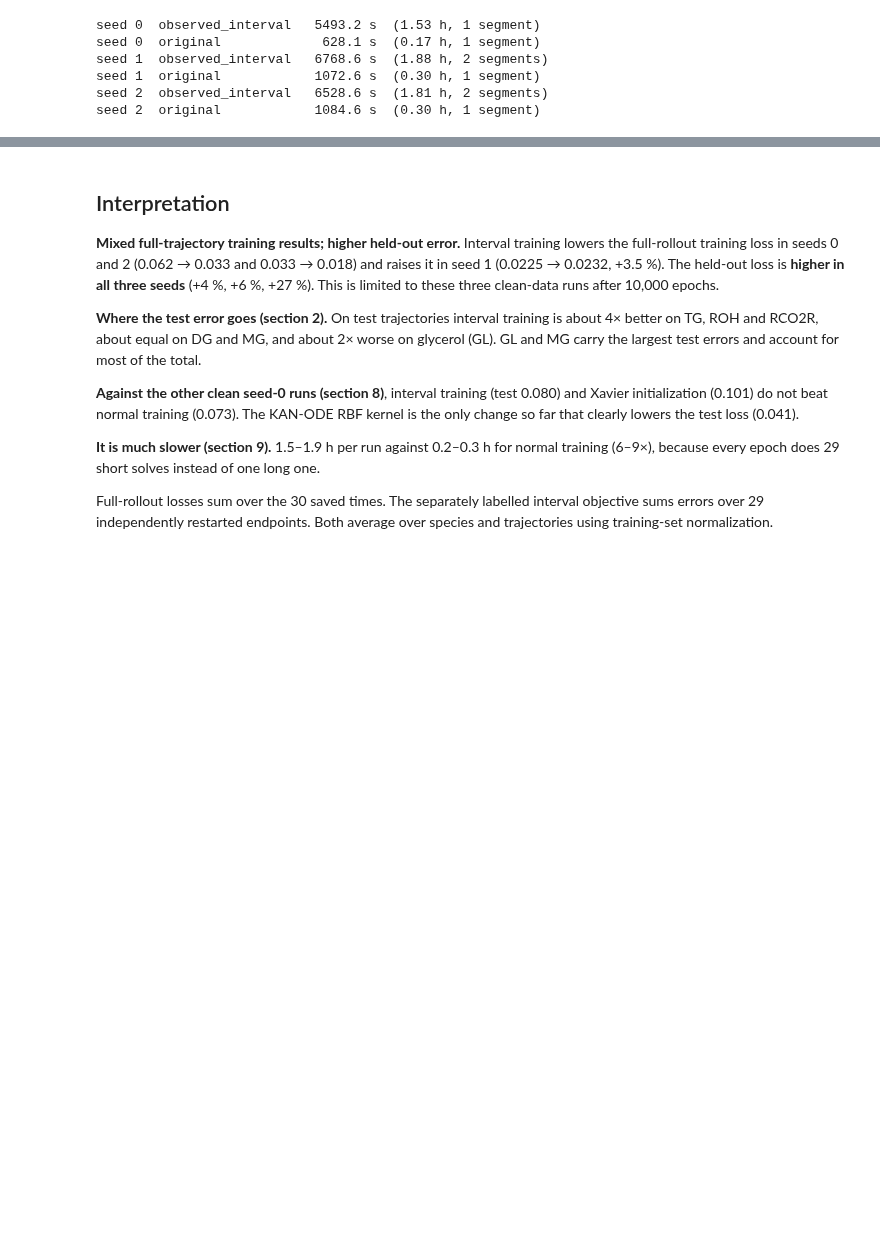
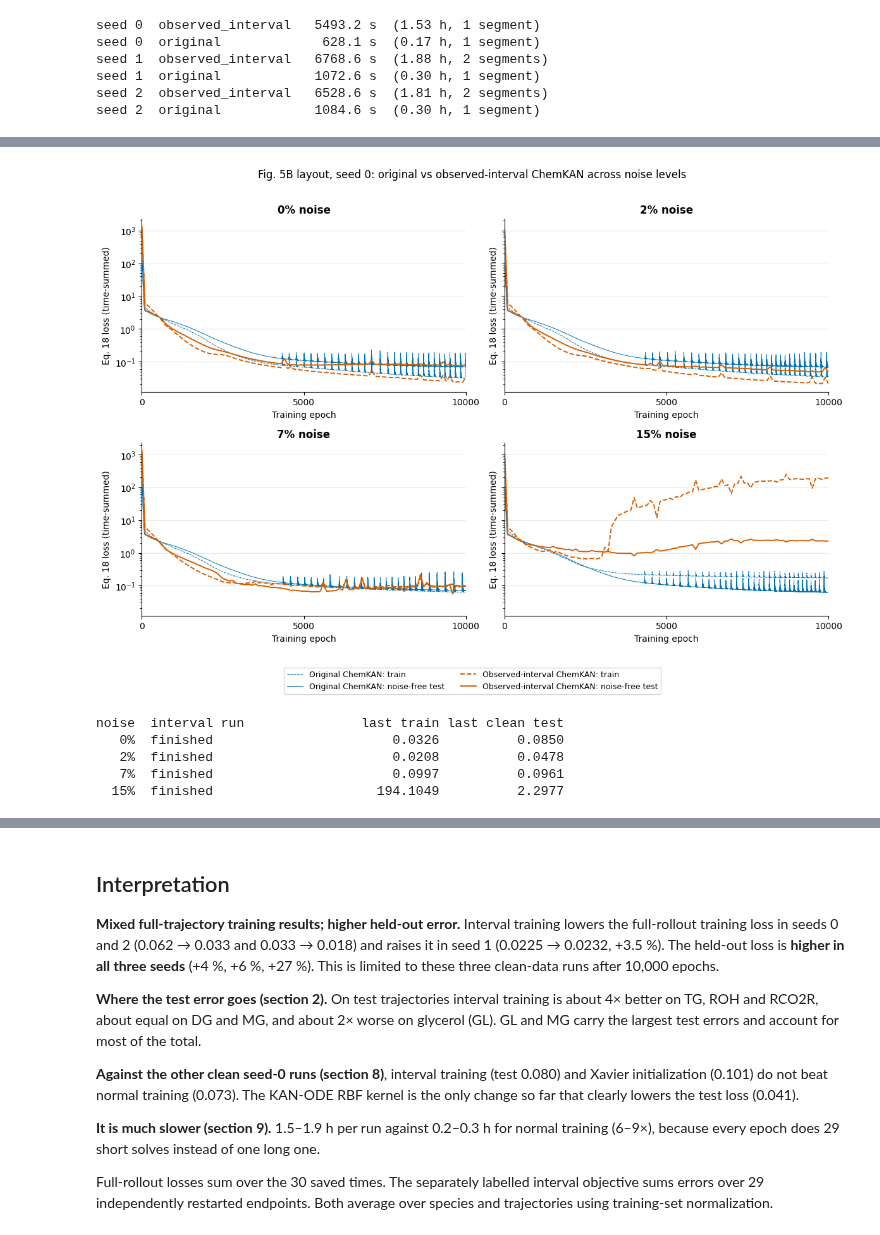
Before and after one commit to bnkglu/chemkan-tuwien, a Jupyter notebook: chemkan/notebooks/11_biodiesel_observed_intervals.ipynb, the cells around one changed output, grey strips where cells are left out. Saved outputs shown, nothing was run; the diff lists cells and outputs as text; code cells hidden in the pictures; blank space fills up the shorter version.

```diff
--- a/chemkan/notebooks/11_biodiesel_observed_intervals.ipynb
+++ b/chemkan/notebooks/11_biodiesel_observed_intervals.ipynb
@@ -486,0 +528,63 @@ seed 2  original            1084.6 s  (0.30 h, 1 segment)
+# %%
+from fig05_biodiesel_loss import NOISE_LEVELS, default_chemkan_run, load_history
+from fig05_biodiesel_noise import INTERVAL_MODEL_COLORS, INTERVAL_MODEL_LABELS
+
+
+def interval_noise_run(pct):
+    return INTERVAL[0] if pct == 0 else EXP / f"noise/noise{pct:02d}_seed0"
+
+
+def interval_history(run_dir):
+    """(epochs, full-trajectory train loss vs the run's observations, clean test loss), status."""
+    with open(run_dir / "history.csv", newline="") as f:
+        rows = list(csv.DictReader(f))
+    last = int(float(rows[-1]["epoch"]))
+    done = (run_dir / "checkpoint_final.pt").exists()
+    rows = [r for r in rows if r["full_rollout_train_mse"] and r["full_rollout_test_mse_clean"]]
+    e = np.array([float(r["epoch"]) for r in rows])
+    return (e, np.array([float(r["full_rollout_train_mse"]) for r in rows]),
+            np.array([float(r["full_rollout_test_mse_clean"]) for r in rows]),
+            "finished" if done else f"in progress, epoch {last}")
+
+
+fig, axes = plt.subplots(2, 2, figsize=(12, 8.5), sharey=True)
+status = []
+for ax, pct in zip(axes.flat, NOISE_LEVELS):
+    e, train, test = load_history(default_chemkan_run(pct))
+    c = INTERVAL_MODEL_COLORS["original"]
+    ax.plot(e, train, color=c, ls="--", lw=0.7, label=f'{INTERVAL_MODEL_LABELS["original"]}: train')
+    ax.plot(e, test, color=c, lw=0.7, label=f'{INTERVAL_MODEL_LABELS["original"]}: noise-free test')
+    run = interval_noise_run(pct)
+    title = f"{pct}% noise"
+    if (run / "history.csv").exists():
+        e, train, test, state = interval_history(run)
+        c = INTERVAL_MODEL_COLORS["observed_interval"]
+        ax.plot(e, train, color=c, ls="--", lw=1.4, label=f'{INTERVAL_MODEL_LABELS["observed_interval"]}: train')
+        ax.plot(e, test, color=c, lw=1.4, label=f'{INTERVAL_MODEL_LABELS["observed_interval"]}: noise-free test')
+        status.append((pct, state, train[-1], test[-1]))
+        if state != "finished":
+            title += f"  ({state})"
+    else:
+        ax.text(0.5, 0.5, "interval run not available here", transform=ax.transAxes,
+                ha="center", va="center", color="0.4")
+        status.append((pct, "missing", np.nan, np.nan))
+    ax.set_title(title, fontweight="bold")
+    ax.set_yscale("log"); ax.set_xlim(0, 10000); ax.set_xticks([0, 5000, 10000])
+    ax.set_xlabel("Training epoch"); ax.set_ylabel("Eq. 18 loss (time-summed)")
+    ax.grid(axis="y", alpha=0.25)
+handles, labels = axes[0, 0].get_legend_handles_labels()
+fig.legend(handles, labels, ncol=2, loc="lower center", fontsize=9)
+fig.suptitle("Fig. 5B layout, seed 0: original vs observed-interval ChemKAN across noise levels")
+fig.tight_layout(rect=(0, 0.08, 1, 0.97))
+plt.show()
+
+print(f"{'noise':>5}  {'interval run':<26}{'last train':>11}{'last clean test':>16}")
+for pct, state, tr, te in status:
+    print(f"{pct:>4}%  {state:<26}{tr:>11.4f}{te:>16.4f}")
+# %% [output]
+[figure, added]
+noise  interval run               last train last clean test
+   0%  finished                       0.0326          0.0850
+   2%  finished                       0.0208          0.0478
+   7%  finished                       0.0997          0.0961
+  15%  finished                     194.1049          2.2977
```
Also changed, not shown: parts of 11 cells of this notebook, 22 other files.
